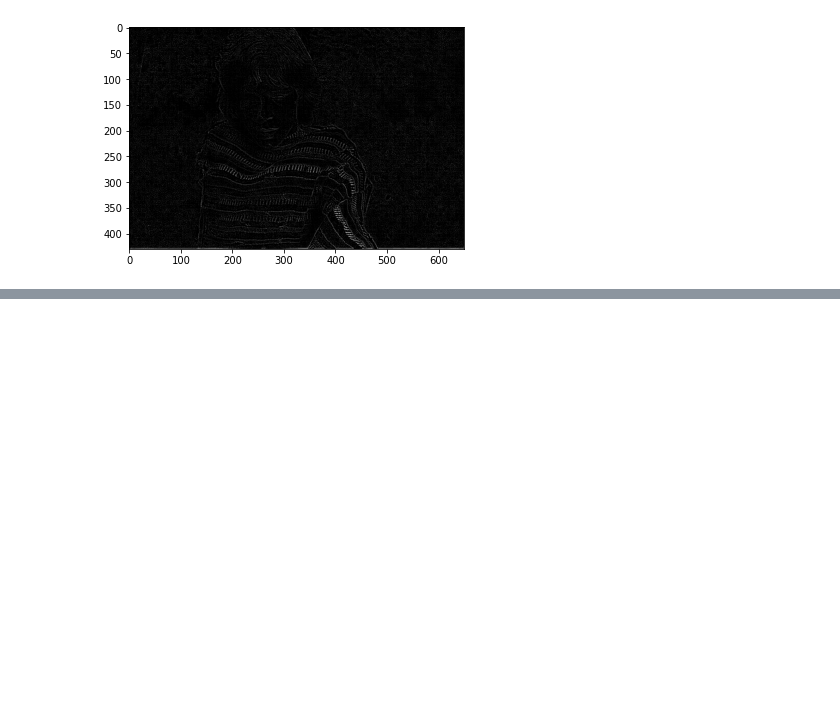
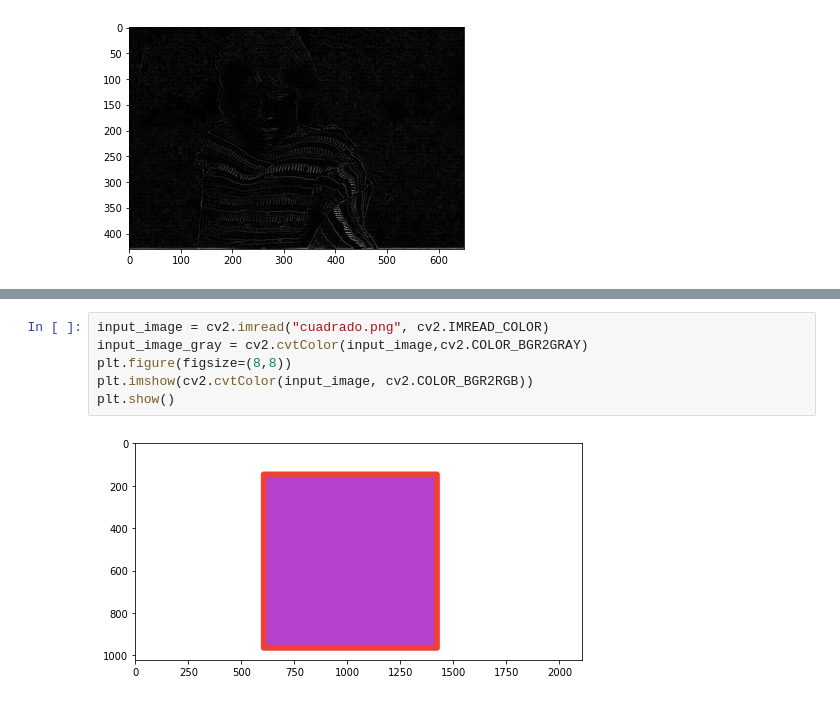
Before and after one commit to jarminett/Text-Mining, a Jupyter notebook: Laboratorios/Lab01_0710082.ipynb, the cells around one changed output, grey strips where cells are left out. Cells and saved outputs as stored; diff of their text form; blank space fills up the shorter version.

```diff
--- a/Laboratorios/Lab01_0710082.ipynb
+++ b/Laboratorios/Lab01_0710082.ipynb
@@ -56,0 +63,8 @@ plt.show()
+# %%
+input_image = cv2.imread("cuadrado.png", cv2.IMREAD_COLOR)
+input_image_gray = cv2.cvtColor(input_image,cv2.COLOR_BGR2GRAY)
+plt.figure(figsize=(8,8))
+plt.imshow(cv2.cvtColor(input_image, cv2.COLOR_BGR2RGB))
+plt.show()
+# %% [output]
+[figure, added]
```
Also changed, not shown: parts of 3 cells of this notebook.
